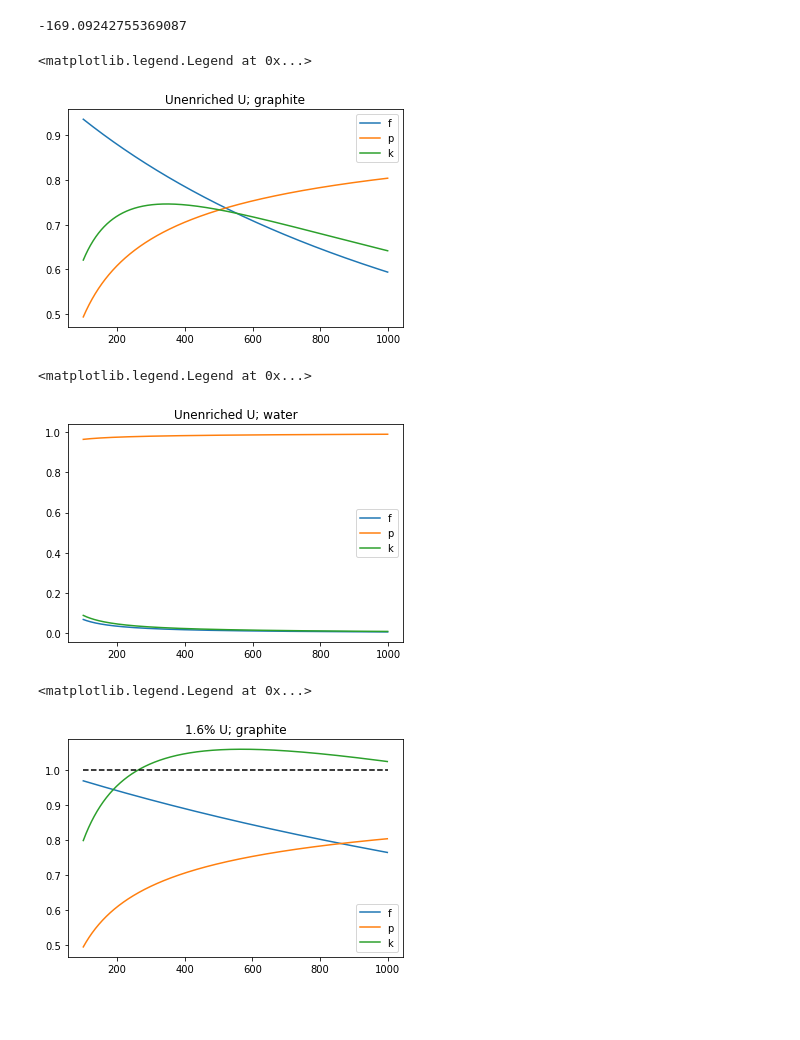
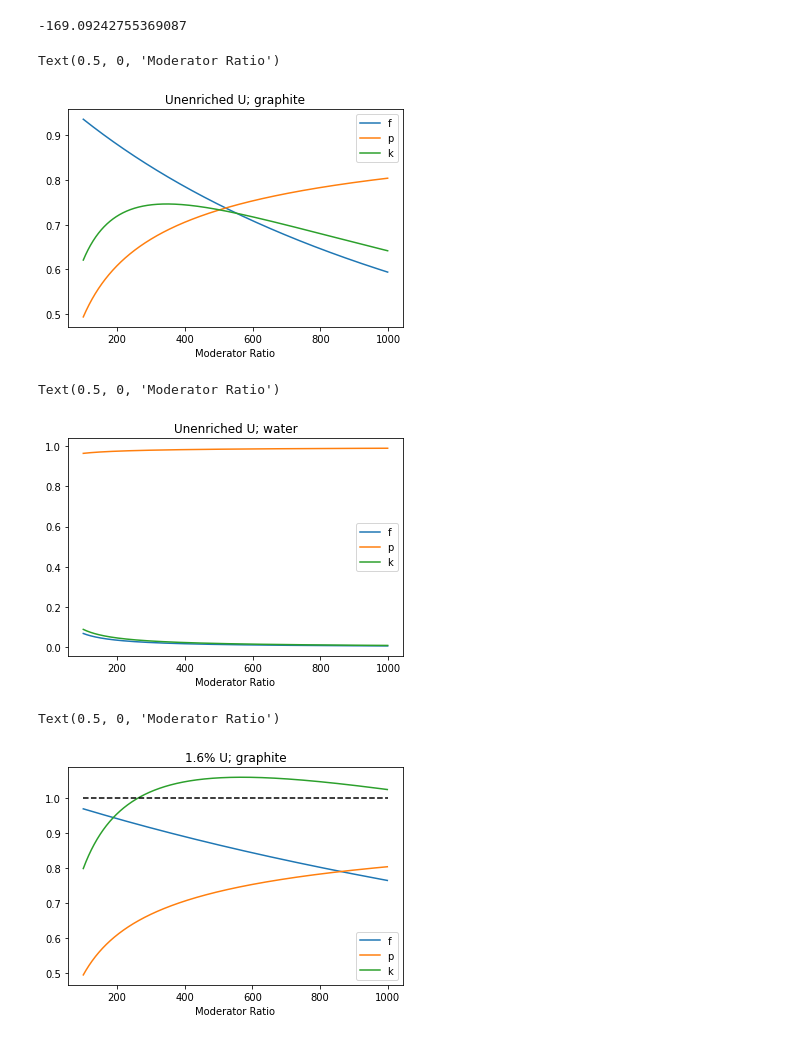
Before and after one commit to dodelson/Physics-of-Energy, a Jupyter notebook: Code/nuclear.ipynb, the cells around one changed output. Cells and saved outputs as stored; diff of their text form; code cells hidden in the pictures; blank space fills up the shorter version.

```diff
--- a/Code/nuclear.ipynb
+++ b/Code/nuclear.ipynb
@@ -97,35 +97,36 @@ binding_energy(92,235-92)-binding_energy(56,144-56)-binding_energy(36,90-36)-0*b
 def eta(x):
     eta=2.42*585*x/(684*x + 2.68*(1.-x))
     return eta
 
 def f(x,y,sigma_moderator):
     f=684*x/(684*x+sigma_moderator*y)
     return f
 
 def p(x,y,xi,sms):
     arg=2.73/xi
     arg/= (9.3+15.1*x+y*sms)**.514
     return np.exp(-arg)
 
 xig=.158
 smsg=4.94
 water=.664
 heavy=.0012
 graphite=.00337
 x=np.arange(0.0072,.05,.001)
 y=np.arange(100,1000,1.)
 #plt.plot(x,eta(x),label='$\\eta$')
 xnat=0.0072
 farr=f(xnat,y,graphite)
 plt.plot(y,farr,label='f')
 parr=p(xnat,y,xig,smsg)
 plt.plot(y,parr,label='p')
 plt.plot(y,parr*farr*eta(xnat),label='k')
 plt.title('Unenriched U; graphite')
 plt.legend()
+plt.xlabel('Moderator Ratio')
 # %% [output]
-<matplotlib.legend.Legend at 0x...>
+Text(0.5, 0, 'Moderator Ratio')
-[figure, old version]
+[figure, new version]
 # %%
 xiw=.92
 smsw=49.2
@@ -136,9 +137,10 @@ plt.plot(y,parr,label='p')
 plt.plot(y,parr*farr*eta(xnat),label='k')
 plt.title('Unenriched U; water')
 plt.legend()
+plt.xlabel('Moderator Ratio')
 # %% [output]
-<matplotlib.legend.Legend at 0x...>
+Text(0.5, 0, 'Moderator Ratio')
-[figure, old version]
+[figure, new version]
 # %%
 xe=.016
 farr=f(xe,y,graphite)
@@ -149,9 +151,10 @@ plt.plot(y,parr*farr*eta(xe),label='k')
 plt.plot([100,1000],[1,1],'--k')
 plt.title('1.6% U; graphite')
 plt.legend()
+plt.xlabel('Moderator Ratio')
 # %% [output]
-<matplotlib.legend.Legend at 0x...>
+Text(0.5, 0, 'Moderator Ratio')
-[figure, old version]
+[figure, new version]
 # %%
 xiw=.92
 smsw=49.2
```
Also changed, not shown: parts of 2 cells of this notebook, 3 other files.
